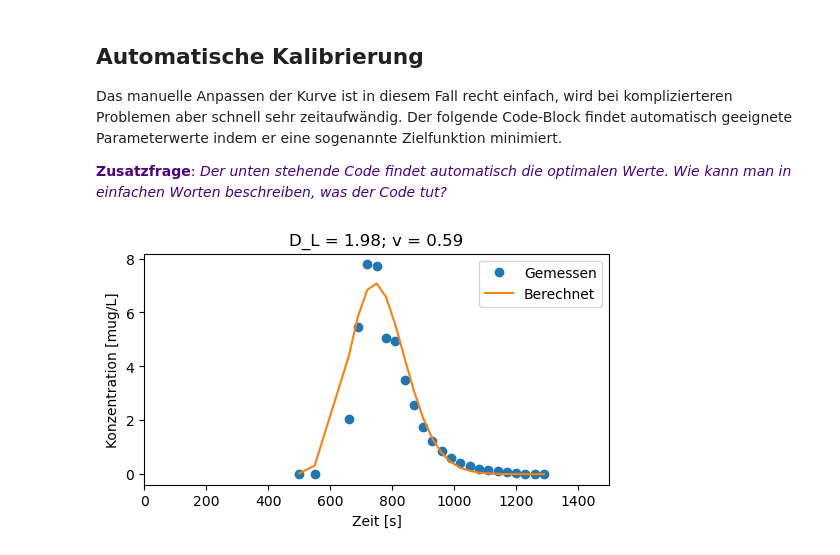
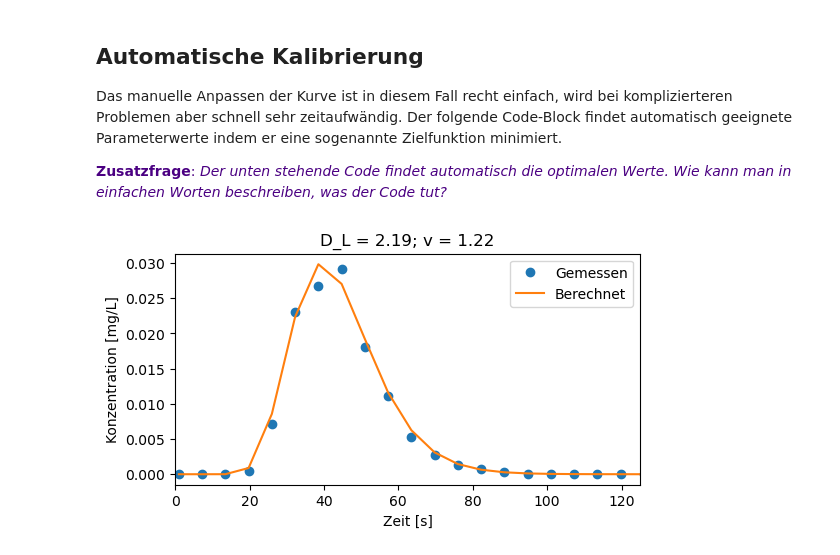
Before and after one commit to SebastianGnann/Transportgleichung, a Jupyter notebook: Transportgleichung.ipynb, the cells around one changed output. Drawn from its saved outputs; the diff is of its cells as text; code cells hidden in the pictures.

```diff
--- a/Transportgleichung.ipynb
+++ b/Transportgleichung.ipynb
@@ -394,43 +387,45 @@ def rmse(params):
     D_L = params[0]
     v = params[1]
 
     # fixed parameters
-    Q = 617 # [l/s]
-    M = 1000000 # [µg]
-    x = 450 # [m]
+    x = 50 # [m]
+    A = 4000 # [l/m]
+    M = 1000 # [mg]
+    n = 0.25 # [-]
 
     # solve transport equation
-    C_calc = one_d_transport_equation_pulse_flux(C["Zeit [s]"], x, M, Q, D_L, v)
+    C_calc = one_d_transport_equation_pulse(C["Zeit [s]"], x, M, n, A, D_L, v)
 
     # calculate root mean squared error (rmse)
-    rmse = np.sqrt(np.mean((C_calc-C["Konzentration [mug/l]"])**2))
+    rmse = np.sqrt(np.mean((C_calc-C["Konzentration [mg/l]"])**2))
 
     return rmse
 
 # optimize parameters
 from scipy import optimize
 bounds = [(0.01, 10.0), (0.01, 2.0)] #
 result = optimize.dual_annealing(rmse, bounds, maxiter=100)
 optimized_variables = result.x
 
 # fixed parameters
-Q = 617 # [l/s]
-M = 1000000 # [µg]
-x = 450 # [m]
+x = 50 # [m]
+A = 4000 # [l/m]
+M = 1000 # [mg]
+n = 0.25 # [-]
 
 # solve transport equation
-C_calc = one_d_transport_equation_pulse_flux(C["Zeit [s]"], x, M, Q, optimized_variables[0], optimized_variables[1])
+C_calc = one_d_transport_equation_pulse(C["Zeit [s]"], x, M, n, A, optimized_variables[0], optimized_variables[1])
 
 # plot results
 fig, ax = plt.subplots(figsize=(6, 3))
-ax.plot(C["Zeit [s]"], C["Konzentration [mug/l]"], 'o', c='tab:blue', label='Gemessen')
+ax.plot(C["Zeit [s]"], C["Konzentration [mg/l]"], 'o', c='tab:blue', label='Gemessen')
 ax.plot(C["Zeit [s]"], C_calc, '-', c='tab:orange', label='Berechnet')
-ax.set_xlim([0, 1500])
+ax.set_xlim([0, 125])
 plt.xlabel('Zeit [s]')
-plt.ylabel('Konzentration [mug/L]')
+plt.ylabel('Konzentration [mg/L]')
 plt.title('D_L = ' + str(np.round(optimized_variables[0],2)) + '; v = ' + str(np.round(optimized_variables[1],2)))
 plt.legend()
 
 %matplotlib inline
 # %% [output]
-[figure, old version]
+[figure, new version]
```
Also changed, not shown: parts of 8 cells of this notebook, 2 other files.
